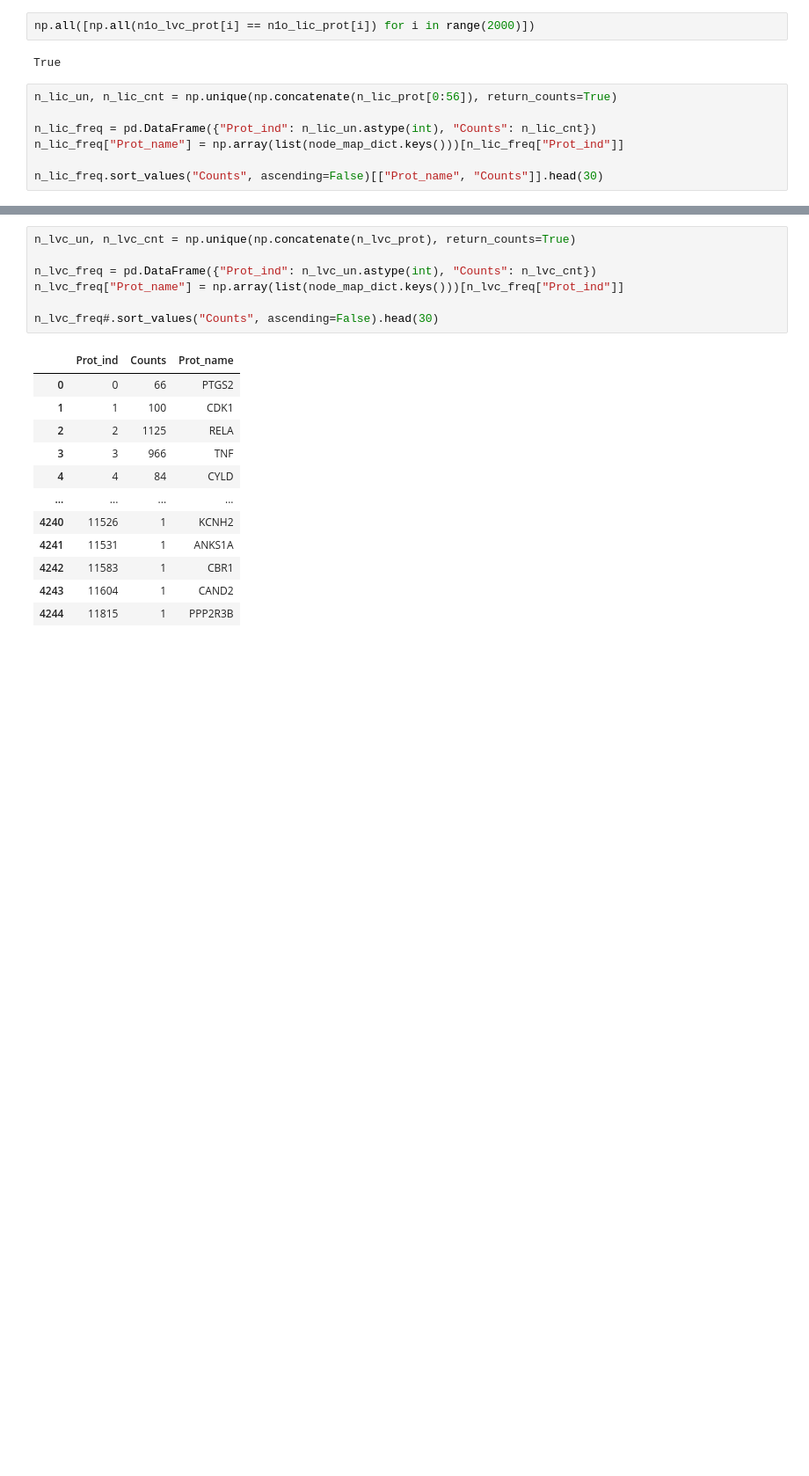
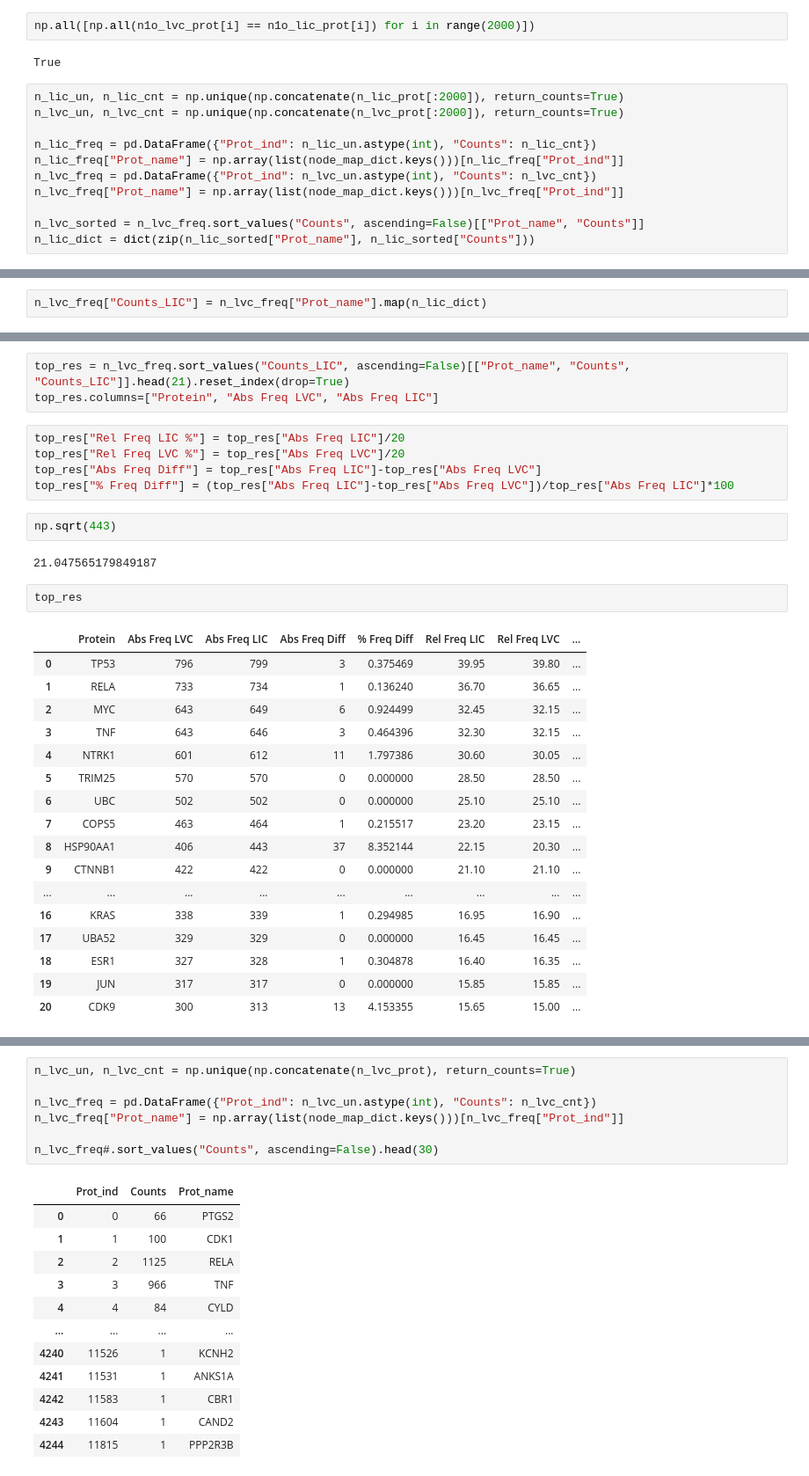
Before and after one commit to francescozambelli/OncoVirus_SarsCov2, a Jupyter notebook: Multilayer_Statistics.ipynb, the cells around one changed output, grey strips where cells are left out. Shown: that part at 88% size. Drawn from its saved outputs; the diff is of its cells as text; blank space fills up the shorter version.

```diff
--- a/Multilayer_Statistics.ipynb
+++ b/Multilayer_Statistics.ipynb
@@ -294,9 +291,13 @@ np.all([np.all(n1o_lvc_prot[i] == n1o_lic_prot[i]) for i in range(2000)])
 # %% [output]
 True
 # %%
-n_lic_un, n_lic_cnt = np.unique(np.concatenate(n_lic_prot[0:56]), return_counts=True)
+n_lic_un, n_lic_cnt = np.unique(np.concatenate(n_lic_prot[:2000]), return_counts=True)
+n_lvc_un, n_lvc_cnt = np.unique(np.concatenate(n_lvc_prot[:2000]), return_counts=True)
 
 n_lic_freq = pd.DataFrame({"Prot_ind": n_lic_un.astype(int), "Counts": n_lic_cnt})
 n_lic_freq["Prot_name"] = np.array(list(node_map_dict.keys()))[n_lic_freq["Prot_ind"]]
+n_lvc_freq = pd.DataFrame({"Prot_ind": n_lvc_un.astype(int), "Counts": n_lvc_cnt})
+n_lvc_freq["Prot_name"] = np.array(list(node_map_dict.keys()))[n_lvc_freq["Prot_ind"]]
 
-n_lic_freq.sort_values("Counts", ascending=False)[["Prot_name", "Counts"]].head(30)
+n_lvc_sorted = n_lvc_freq.sort_values("Counts", ascending=False)[["Prot_name", "Counts"]]
+n_lic_dict = dict(zip(n_lic_sorted["Prot_name"], n_lic_sorted["Counts"]))
@@ -320,0 +320,2 @@ n_lic_freq.sort_values("Counts", ascending=False)[["Prot_name", "Counts"]].head(
+# %%
+n_lvc_freq["Counts_LIC"] = n_lvc_freq["Prot_name"].map(n_lic_dict)
@@ -320,0 +329,32 @@ n_lic_freq.sort_values("Counts", ascending=False)[["Prot_name", "Counts"]].head(
+# %%
+top_res = n_lvc_freq.sort_values("Counts_LIC", ascending=False)[["Prot_name", "Counts", "Counts_LIC"]].head(21).reset_index(drop=True)
+top_res.columns=["Protein", "Abs Freq LVC", "Abs Freq LIC"]
+# %%
+top_res["Rel Freq LIC %"] = top_res["Abs Freq LIC"]/20
+top_res["Rel Freq LVC %"] = top_res["Abs Freq LVC"]/20
+top_res["Abs Freq Diff"] = top_res["Abs Freq LIC"]-top_res["Abs Freq LVC"]
+top_res["% Freq Diff"] = (top_res["Abs Freq LIC"]-top_res["Abs Freq LVC"])/top_res["Abs Freq LIC"]*100
+# %%
+np.sqrt(443)
+# %% [output]
+21.047565179849187
+# %%
+top_res
+# %% [output]
+|  | Protein | Abs Freq LVC | Abs Freq LIC | Abs Freq Diff | % Freq Diff | Rel Freq LIC | Rel Freq LVC | ... |
+| 0 | TP53 | 796 | 799 | 3 | 0.375469 | 39.95 | 39.80 | ... |
+| 1 | RELA | 733 | 734 | 1 | 0.136240 | 36.70 | 36.65 | ... |
+| 2 | MYC | 643 | 649 | 6 | 0.924499 | 32.45 | 32.15 | ... |
+| 3 | TNF | 643 | 646 | 3 | 0.464396 | 32.30 | 32.15 | ... |
+| 4 | NTRK1 | 601 | 612 | 11 | 1.797386 | 30.60 | 30.05 | ... |
+| 5 | TRIM25 | 570 | 570 | 0 | 0.000000 | 28.50 | 28.50 | ... |
+| 6 | UBC | 502 | 502 | 0 | 0.000000 | 25.10 | 25.10 | ... |
+| 7 | COPS5 | 463 | 464 | 1 | 0.215517 | 23.20 | 23.15 | ... |
+| 8 | HSP90AA1 | 406 | 443 | 37 | 8.352144 | 22.15 | 20.30 | ... |
+| 9 | CTNNB1 | 422 | 422 | 0 | 0.000000 | 21.10 | 21.10 | ... |
+| ... | ... | ... | ... | ... | ... | ... | ... | ... |
+| 16 | KRAS | 338 | 339 | 1 | 0.294985 | 16.95 | 16.90 | ... |
+| 17 | UBA52 | 329 | 329 | 0 | 0.000000 | 16.45 | 16.45 | ... |
+| 18 | ESR1 | 327 | 328 | 1 | 0.304878 | 16.40 | 16.35 | ... |
+| 19 | JUN | 317 | 317 | 0 | 0.000000 | 15.85 | 15.85 | ... |
+| 20 | CDK9 | 300 | 313 | 13 | 4.153355 | 15.65 | 15.00 | ... |
```
Also changed, not shown: parts of 12 cells of this notebook, 1 other file.
